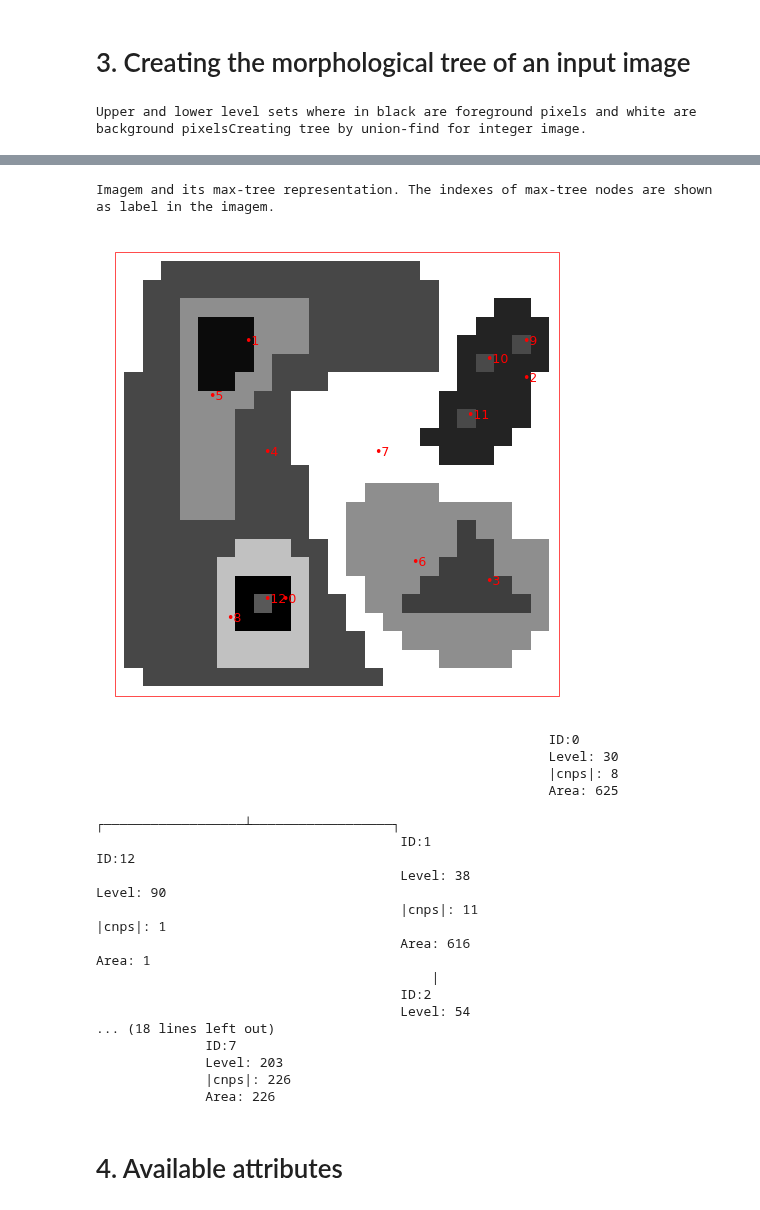
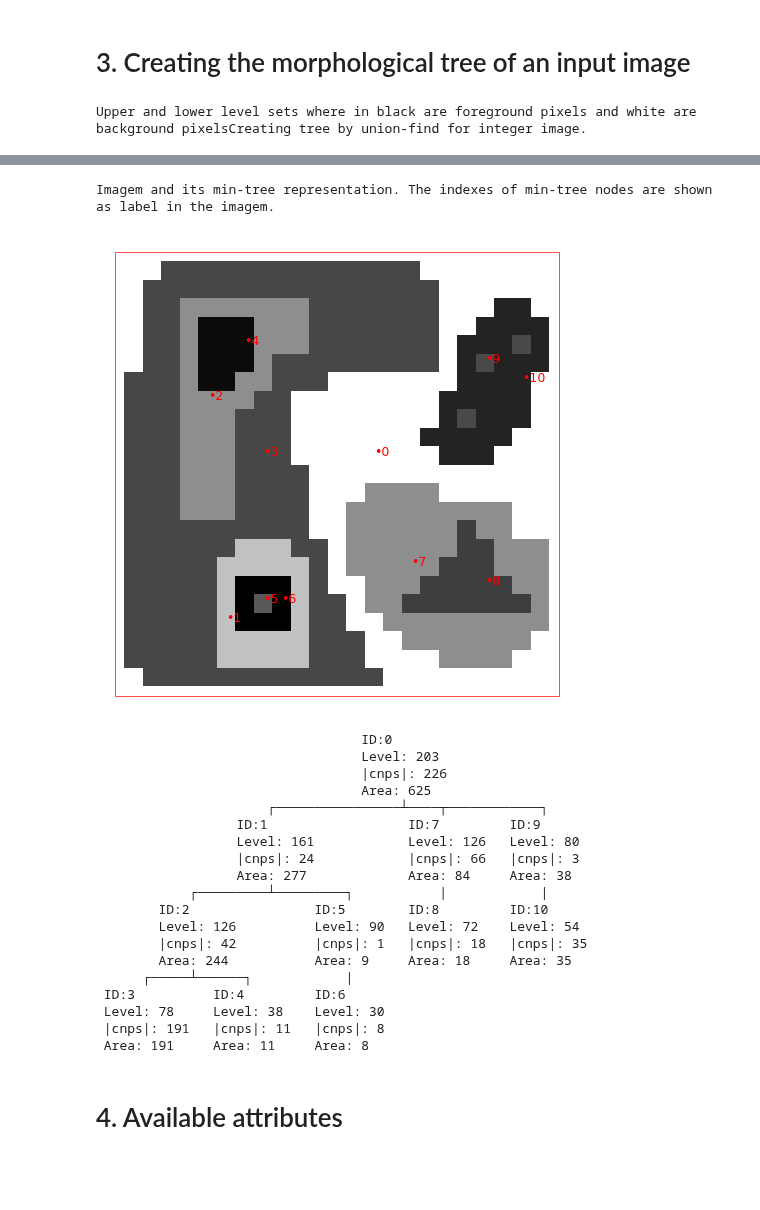
Before and after one commit to wonderalexandre/mmcfilters, a Jupyter notebook: notebooks/SimpleExamples.ipynb, the cells around one changed output, grey strips where cells are left out. Saved outputs shown, nothing was run; the diff lists cells and outputs as text; code cells hidden in the pictures; blank space fills up the shorter version.

```diff
--- a/notebooks/SimpleExamples.ipynb
+++ b/notebooks/SimpleExamples.ipynb
@@ -134,53 +134,55 @@ imgInput = np.array([
         [203, 78, 78, 78,126,126,126,126, 78, 78,203,203,203,203,203,203,203,203, 54, 54, 54, 54, 54,203,203],
         [203, 78, 78, 78,126,126,126, 78, 78, 78,203,203,203,203,203,203,203,203, 54, 80, 54, 54, 54,203,203],
         [203, 78, 78, 78,126,126,126, 78, 78, 78,203,203,203,203,203,203,203, 54, 54, 54, 54, 54,203,203,203],
         [203, 78, 78, 78,126,126,126, 78, 78, 78,203,203,203,203,203,203,203,203, 54, 54, 54,203,203,203,203],
         [203, 78, 78, 78,126,126,126, 78, 78, 78, 78,203,203,203,203,203,203,203,203,203,203,203,203,203,203],
         [203, 78, 78, 78,126,126,126, 78, 78, 78, 78,203,203,203,126,126,126,126,203,203,203,203,203,203,203],
         [203, 78, 78, 78,126,126,126, 78, 78, 78, 78,203,203,126,126,126,126,126,126,126,126,126,203,203,203],
         [203, 78, 78, 78, 78, 78, 78, 78, 78, 78, 78,203,203,126,126,126,126,126,126, 72,126,126,203,203,203],
         [203, 78, 78, 78, 78, 78, 78,161,161,161, 78, 78,203,126,126,126,126,126,126, 72, 72,126,126,126,203],
         [203, 78, 78, 78, 78, 78,161,161,161,161,161, 78,203,126,126,126,126,126, 72, 72, 72,126,126,126,203],
         [203, 78, 78, 78, 78, 78,161, 30, 30, 30,161, 78,203,203,126,126,126, 72, 72, 72, 72, 72,126,126,203],
         [203, 78, 78, 78, 78, 78,161, 30, 90, 30,161, 78, 78,203,126,126, 72, 72, 72, 72, 72, 72, 72,126,203],
         [203, 78, 78, 78, 78, 78,161, 30, 30, 30,161, 78, 78,203,203,126,126,126,126,126,126,126,126,126,203],
         [203, 78, 78, 78, 78, 78,161,161,161,161,161, 78, 78, 78,203,203,126,126,126,126,126,126,126,203,203],
         [203, 78, 78, 78, 78, 78,161,161,161,161,161, 78, 78, 78,203,203,203,203,126,126,126,126,203,203,203],
         [203,203, 78, 78, 78, 78, 78, 78, 78, 78, 78, 78, 78, 78, 78,203,203,203,203,203,203,203,203,203,203],
         [203,203,203,203,203,203,203,203,203,203,203,203,203,203,203,203,203,203,203,203,203,203,203,203,203]
 ], dtype=np.uint8)
 (num_rows, num_cols) = imgInput.shape
 
-isMaxtree = True
+isMaxtree = False
 tree = mmcfilters.MorphologicalTree(imgInput, num_rows, num_cols, isMaxtree)
 Type = mmcfilters.Attribute.Type
 
 
 showLevelSets(imgInput)
 print("\n\n")
 showTree(tree)
 # %% [output]
 Upper and lower level sets where in black are foreground pixels and white are background pixelsCreating tree by union-find for integer image.
 [figure]
-Imagem and its max-tree representation. The indexes of max-tree nodes are shown as label in the imagem.
+Imagem and its min-tree representation. The indexes of min-tree nodes are shown as label in the imagem.
-[figure, old version]
+[figure, new version]
-                                                          ID:0
-                                                          Level: 30
-                                                          |cnps|: 8
-                                                          Area: 625
-                                           ┌──────────────────┴──────────────────┐
-                                       ID:1                                  ID:12
-                                       Level: 38                             Level: 90
-                                       |cnps|: 11                            |cnps|: 1
-                                       Area: 616                             Area: 1
-                                           |
-                                       ID:2
-                                       Level: 54
-... (18 lines left out)
-              ID:7
-              Level: 203
-              |cnps|: 226
-              Area: 226
+                                  ID:0
+                                  Level: 203
+                                  |cnps|: 226
+                                  Area: 625
+                      ┌────────────────┴────┬────────────┐
+                  ID:1                  ID:7         ID:9
+                  Level: 161            Level: 126   Level: 80
+                  |cnps|: 24            |cnps|: 66   |cnps|: 3
+                  Area: 277             Area: 84     Area: 38
+            ┌─────────┴─────────┐           |            |
+        ID:2                ID:5        ID:8         ID:10
+        Level: 126          Level: 90   Level: 72    Level: 54
+        |cnps|: 42          |cnps|: 1   |cnps|: 18   |cnps|: 35
+        Area: 244           Area: 9     Area: 18     Area: 35
+      ┌─────┴──────┐            |
+ ID:3          ID:4         ID:6
+ Level: 78     Level: 38    Level: 30
+ |cnps|: 191   |cnps|: 11   |cnps|: 8
+ Area: 191     Area: 11     Area: 8
 # %% [markdown]
 # 4. Available attributes
 # %%
```
Also changed, not shown: parts of 13 cells of this notebook, 7 other files.
